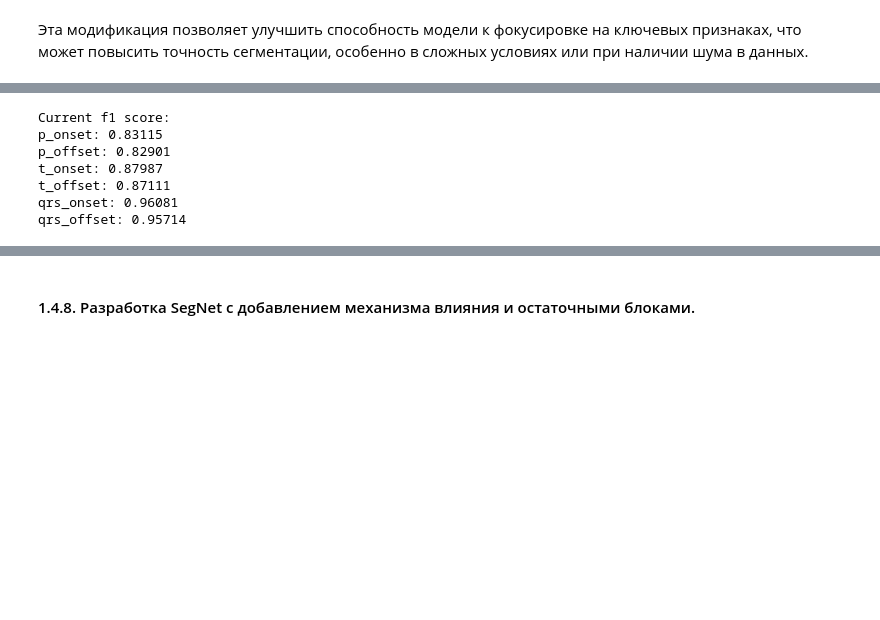
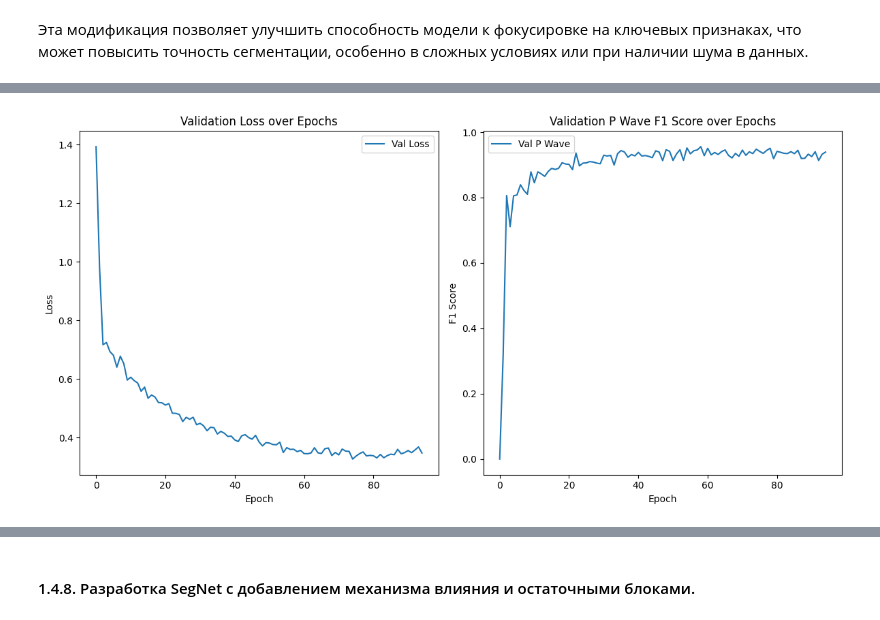
Before and after one commit to Meshford/MasterDiploma, a Jupyter notebook: Diplom_notebook.ipynb, the cells around one changed output, grey strips where cells are left out. Cells and saved outputs as stored; diff of their text form; code cells hidden in the pictures; blank space fills up the shorter version.

Commit message:
Add DeepLabv3 with accurate training function

```diff
--- a/Diplom_notebook.ipynb
+++ b/Diplom_notebook.ipynb
@@ -1743,7 +1743,7 @@ class AttentionSegNet1D(nn.Module):
             nn.Conv1d(512, 512, kernel_size=7, padding=3),
             nn.BatchNorm1d(512),
             nn.ReLU(inplace=True),
-            nn.Conv1d(512, 256, kernel_size=8, padding=4),
+            nn.Conv1d(512, 256, kernel_size=7, padding=3),
             nn.BatchNorm1d(256),
             nn.ReLU(inplace=True)
         )
@@ -1786,33 +1786,36 @@ class AttentionSegNet1D(nn.Module):
     def forward(self, x):
         # Энкодер
         x = self.encoder_conv1(x)
+        size1 = x.size()
         x, indices1 = self.encoder_pool1(x)
 
         x = self.encoder_conv2(x)
+        size2 = x.size()
         x, indices2 = self.encoder_pool2(x)
 
         x = self.encoder_conv3(x)
+        size3 = x.size()
         x, indices3 = self.encoder_pool3(x)
 
         x = self.encoder_conv4(x)
+        size4 = x.size()
         x, indices4 = self.encoder_pool4(x)
 
         # Декодер
-        x = self.decoder_unpool1(x, indices4)
+        x = self.decoder_unpool1(x, indices4, output_size=size4)
         x = self.decoder_conv1(x)
         x = self.attention1(x)
 
-        x = self.decoder_unpool2(x, indices3)
+        x = self.decoder_unpool2(x, indices3, output_size=size3)
         x = self.decoder_conv2(x)
         x = self.attention2(x)
 
-        x = self.decoder_unpool3(x, indices2)
+        x = self.decoder_unpool3(x, indices2, output_size=size2)
         x = self.decoder_conv3(x)
         x = self.attention3(x)
 
-        x = self.decoder_unpool4(x, indices1)
+        x = self.decoder_unpool4(x, indices1, output_size=size1)
         x = self.decoder_conv4(x)
-
 
         return x
 
@@ -1823,7 +1826,8 @@ output_channels = 4  # количество каналов выходных да
 # Создание экземпляра модели
 model = AttentionSegNet1D(input_channels, output_channels).to(device)
 
-print_information_about_model(model, batch_size, num_channels, length)
+print_information_about_model(model.to(device), batch_size, num_channels, length)
+model = NNModule(model)
 # %% [output]
 Размер входа: torch.Size([2, 12, 5000])
 Размер выхода: torch.Size([2, 4, 5000])
@@ -1846,5 +1851,16 @@ Inference Time: 0.0282965 seconds
 Эта модификация позволяет улучшить способность модели к фокусировке на ключевых признаках, что может повысить точность сегментации, особенно в сложных условиях или при наличии шума в данных.
 # %%
 # Тренировка модели
-train(model, train_loader, val_loader)
+now = datetime.now().strftime('%d.%m.%Y_%H:%M:%S')
+checkpoint = ModelCheckpoint(dirpath=f'hdd/models_{now}',
+                             filename='{epoch}_{val_p_wave:.6f}',
+                             monitor='val_p_wave',
+                             save_top_k=20,
+                             mode='max')
+
+early_stopping = EarlyStopping(monitor='val_loss',
+                               patience=20)
+
+trainer = Trainer(max_epochs=250, callbacks=[checkpoint, early_stopping], log_every_n_steps=5, enable_progress_bar=False)
+trainer.fit(model, train_loader, val_loader)
 # %% [output]
@@ -1868,10 +1899,4 @@ Total training time: 149.48 seconds
 # %%
-print_metric(model, test_loader)
+model.plot_metrics()
 # %% [output]
-Current f1 score:
-p_onset: 0.83115
-p_offset: 0.82901
-t_onset: 0.87987
-t_offset: 0.87111
-qrs_onset: 0.96081
-qrs_offset: 0.95714
+[figure, added]
```
Also changed, not shown: parts of 53 cells of this notebook.
